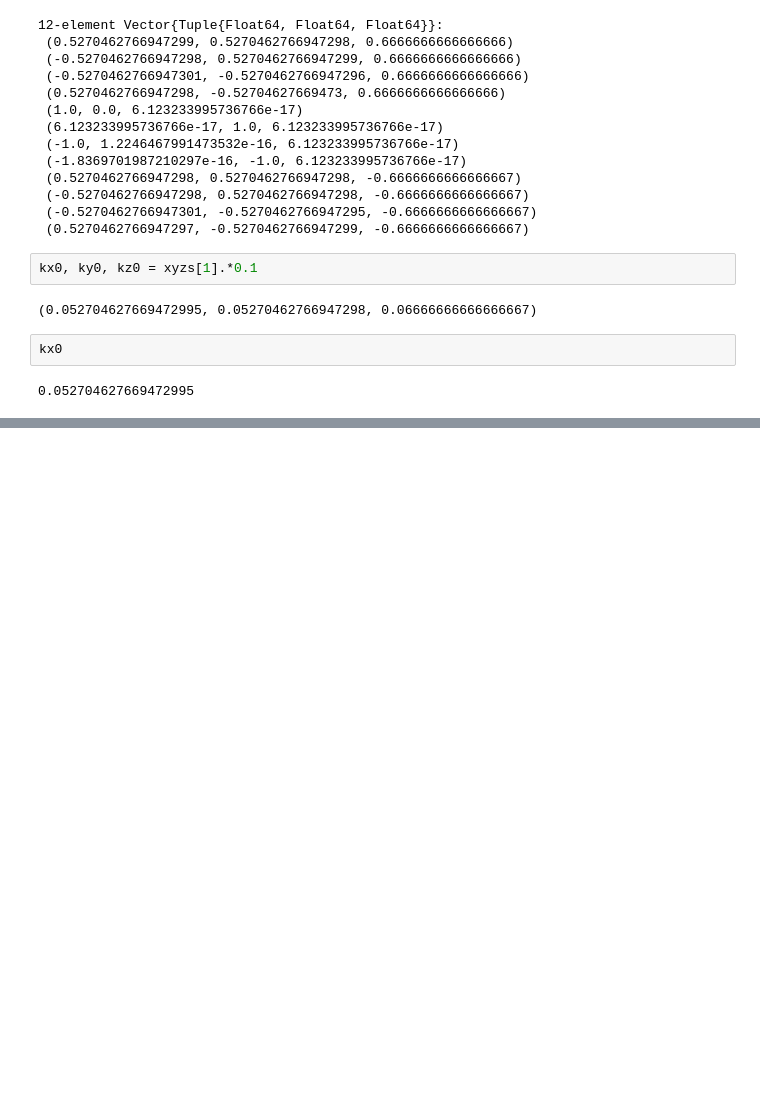
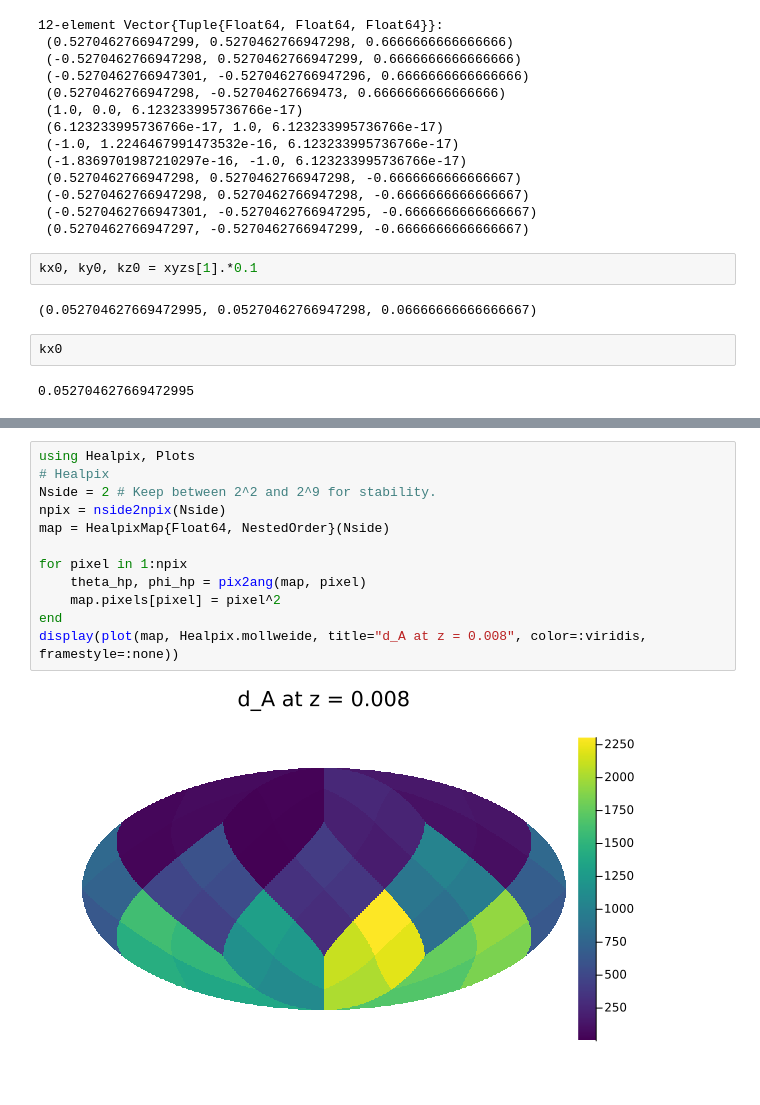
Before and after one commit to jbb42/cosmography, a Jupyter notebook: third_order_expansion.ipynb, the cells around one changed output, grey strips where cells are left out. Saved outputs shown, nothing was run; the diff lists cells and outputs as text; blank space fills up the shorter version.

```diff
--- a/third_order_expansion.ipynb
+++ b/third_order_expansion.ipynb
@@ -160,0 +254,14 @@ kx0
+# %%
+using Healpix, Plots
+# Healpix
+Nside = 2 # Keep between 2^2 and 2^9 for stability.
+npix = nside2npix(Nside)
+map = HealpixMap{Float64, NestedOrder}(Nside)
+
+for pixel in 1:npix
+    theta_hp, phi_hp = pix2ang(map, pixel)
+    map.pixels[pixel] = pixel^2
+end
+display(plot(map, Healpix.mollweide, title="d_A at z = 0.008", color=:viridis, framestyle=:none))
+# %% [output]
+[figure, added]
```
Also changed, not shown: parts of 1 cell of this notebook, 1 other file.
